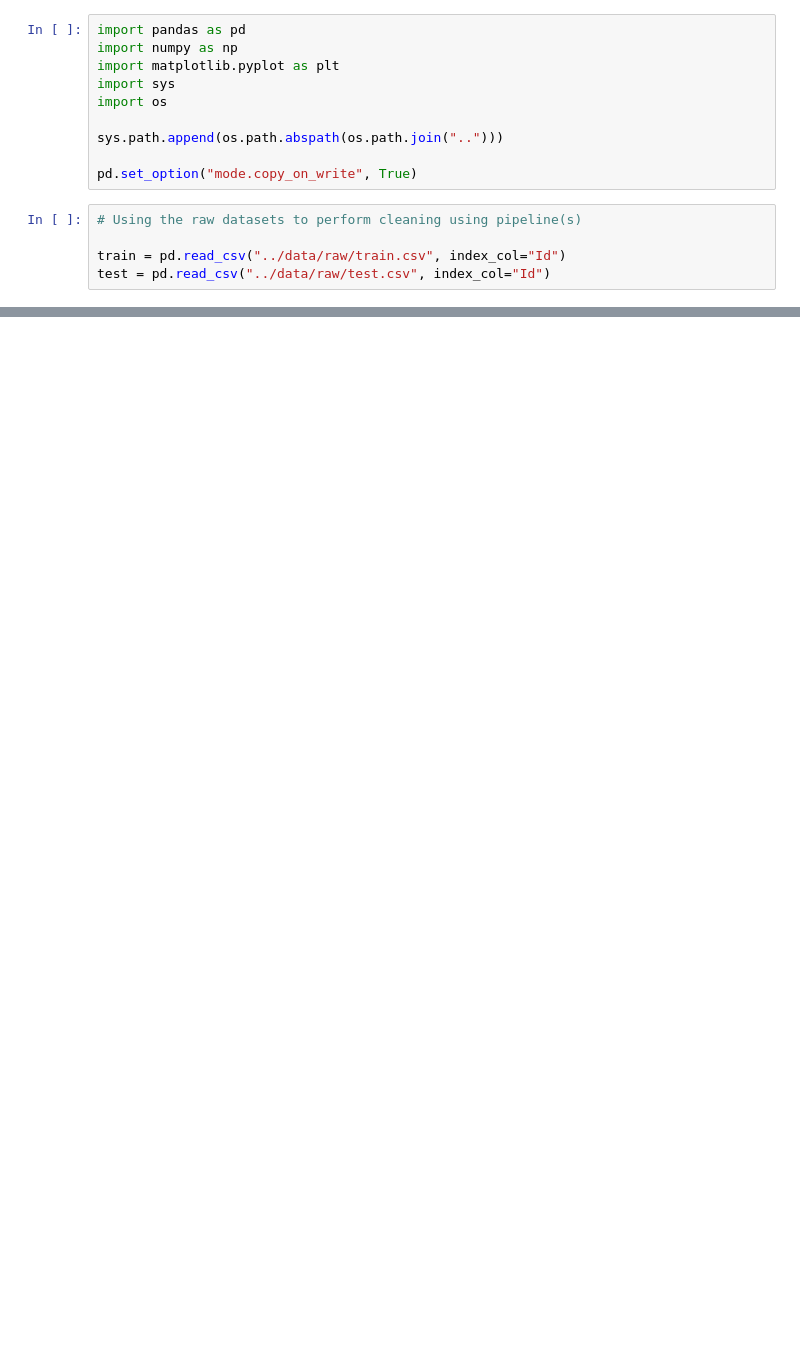
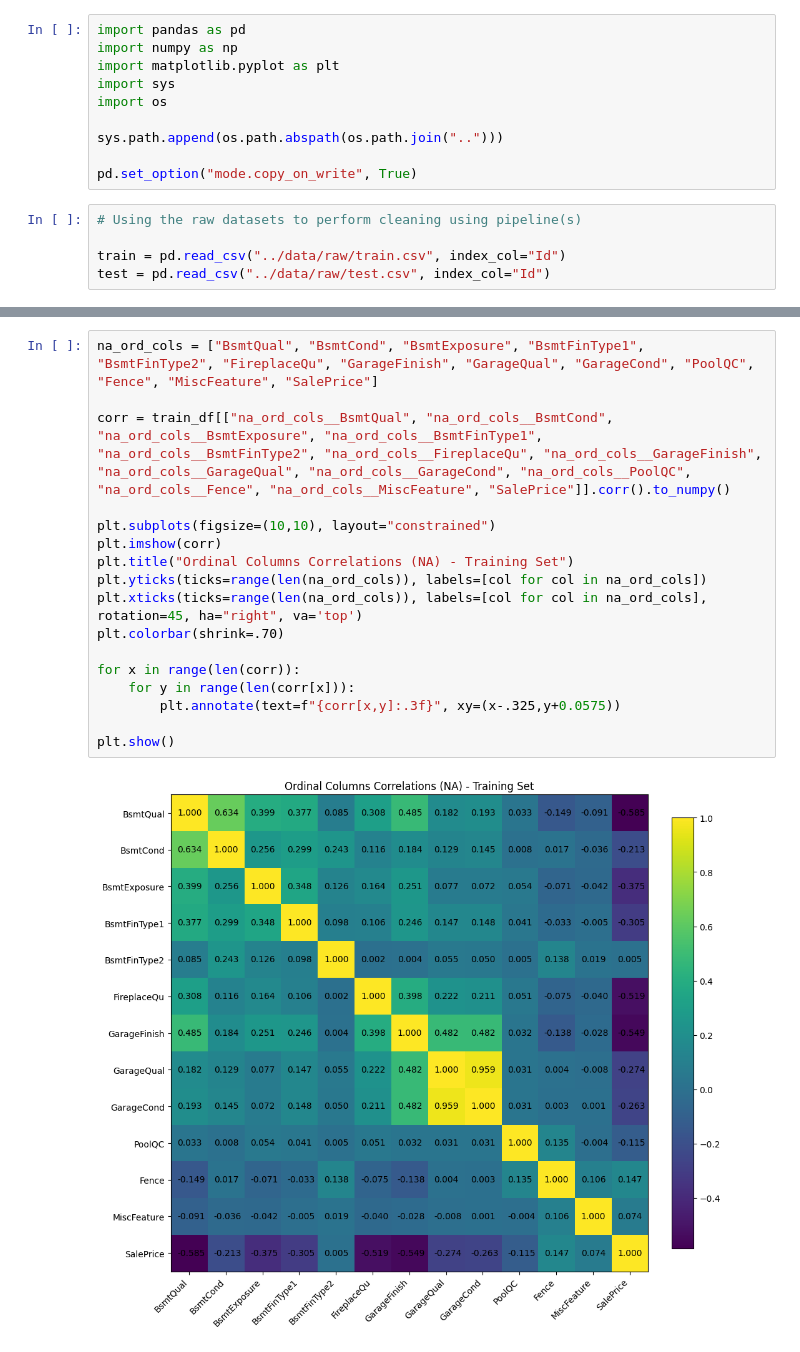
Before and after one commit to ddavidbailey/housing_prices, a Jupyter notebook: notebooks/03_handling_categorical_features.ipynb, the cells around one changed output, grey strips where cells are left out. Saved outputs shown, nothing was run; the diff lists cells and outputs as text; blank space fills up the shorter version.

```diff
--- a/notebooks/03_handling_categorical_features.ipynb
+++ b/notebooks/03_handling_categorical_features.ipynb
@@ -93,0 +56,19 @@ test_ss_df.to_csv("../data/processed/test_standard.csv")
+# %%
+na_ord_cols = ["BsmtQual", "BsmtCond", "BsmtExposure", "BsmtFinType1", "BsmtFinType2", "FireplaceQu", "GarageFinish", "GarageQual", "GarageCond", "PoolQC", "Fence", "MiscFeature", "SalePrice"]
+
+corr = train_df[["na_ord_cols__BsmtQual", "na_ord_cols__BsmtCond", "na_ord_cols__BsmtExposure", "na_ord_cols__BsmtFinType1", "na_ord_cols__BsmtFinType2", "na_ord_cols__FireplaceQu", "na_ord_cols__GarageFinish", "na_ord_cols__GarageQual", "na_ord_cols__GarageCond", "na_ord_cols__PoolQC", "na_ord_cols__Fence", "na_ord_cols__MiscFeature", "SalePrice"]].corr().to_numpy()
+
+plt.subplots(figsize=(10,10), layout="constrained")
+plt.imshow(corr)
+plt.title("Ordinal Columns Correlations (NA) - Training Set")
+plt.yticks(ticks=range(len(na_ord_cols)), labels=[col for col in na_ord_cols])
+plt.xticks(ticks=range(len(na_ord_cols)), labels=[col for col in na_ord_cols], rotation=45, ha="right", va='top')
+plt.colorbar(shrink=.70)
+
+for x in range(len(corr)):
+    for y in range(len(corr[x])):
+        plt.annotate(text=f"{corr[x,y]:.3f}", xy=(x-.325,y+0.0575))
+
+plt.show()
+# %% [output]
+[figure, added]
```
Also changed, not shown: parts of 17 cells of this notebook, 1 other file.
